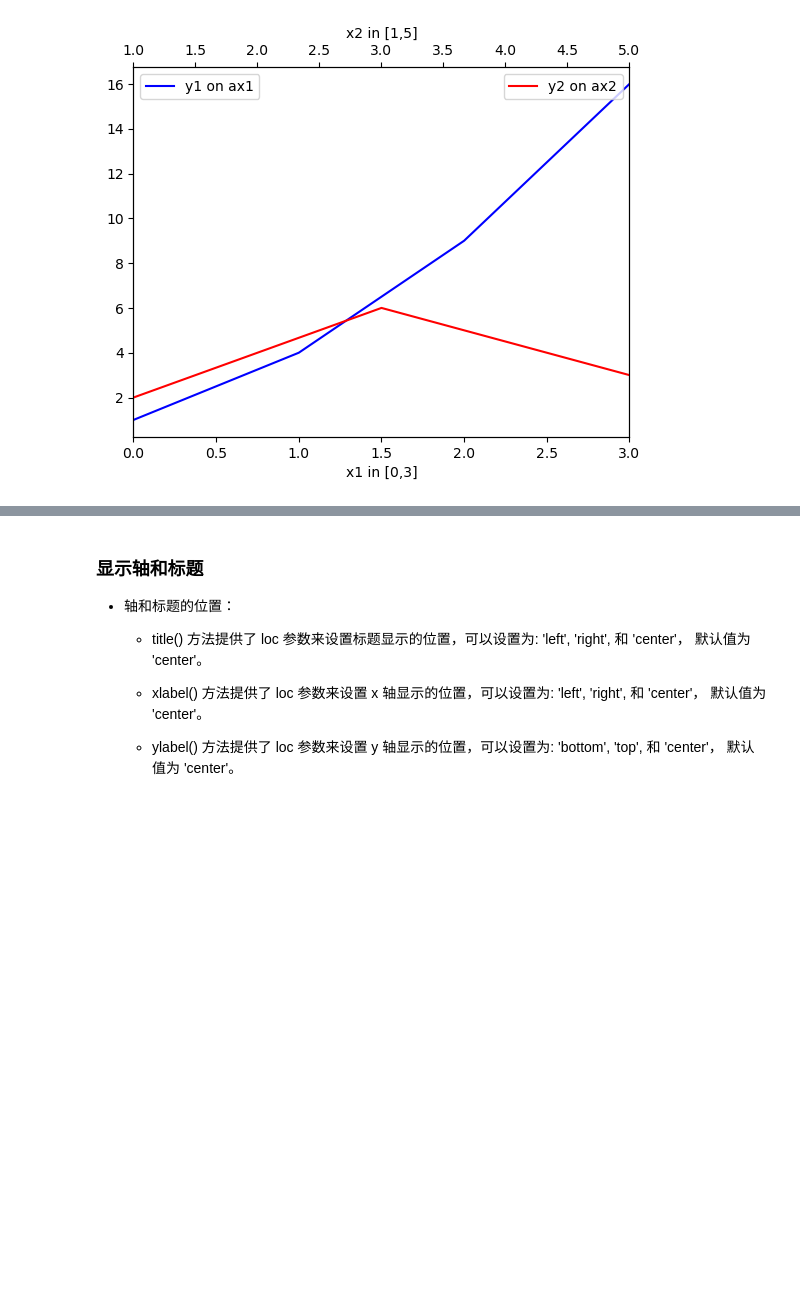
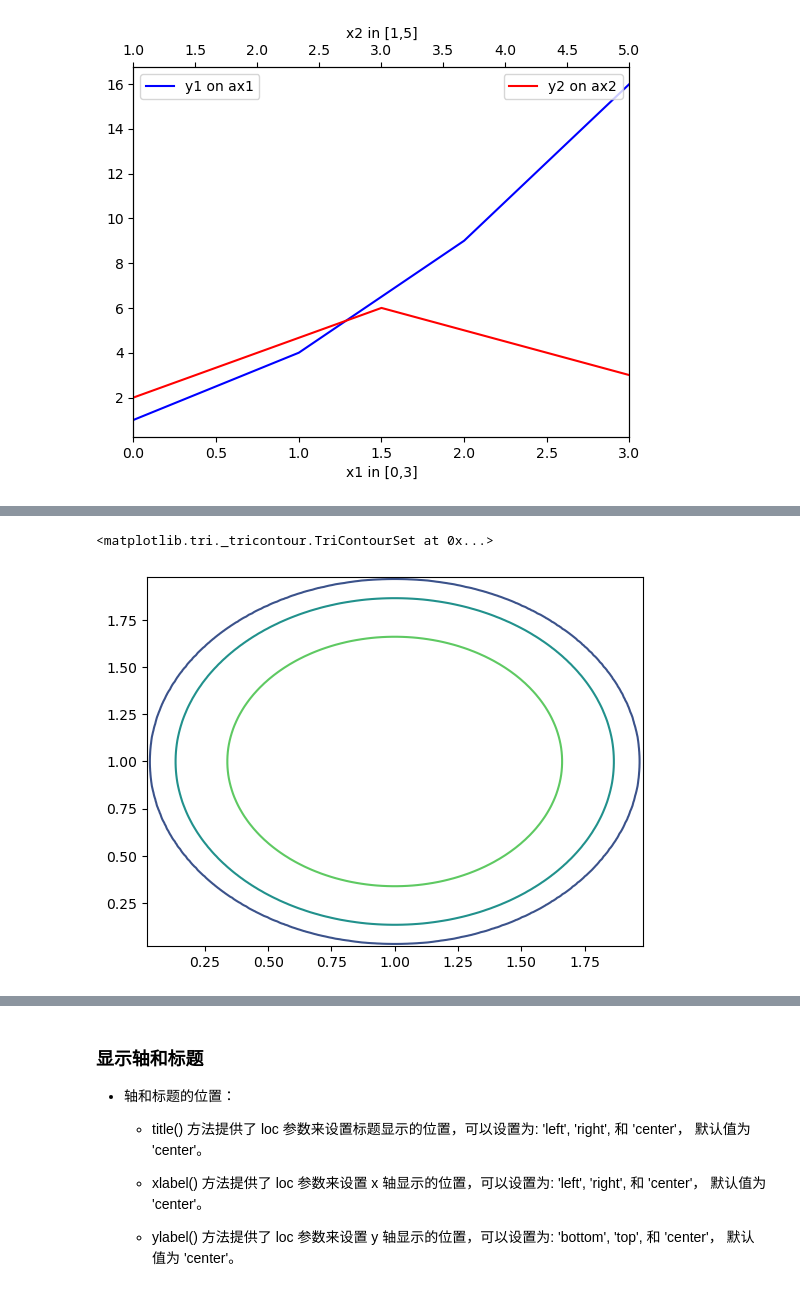
Before and after one commit to lizhi996j/note, a Jupyter notebook: matplotlib笔记.ipynb, the cells around one changed output, grey strips where cells are left out. Saved outputs shown, nothing was run; the diff lists cells and outputs as text; code cells hidden in the pictures; blank space fills up the shorter version.

```diff
--- a/matplotlib笔记.ipynb
+++ b/matplotlib笔记.ipynb
@@ -167,0 +207,15 @@ plt.show()
+# %%
+import numpy as np
+import matplotlib.pyplot as plt
+x:np.ndarray = np.linspace(0,2,100)
+y:np.ndarray = np.linspace(0,2,100)
+X,Y = np.meshgrid(x,y)
+X,Y = X.reshape(-1), Y.reshape(-1)
+Z_square = (1-(X-1)**2-(Y-1)**2).reshape(-1)
+index = Z_square>=0
+# X,Y,Z = X[index].reshape(2,-1),Y[index].reshape(2,-1),np.sqrt(Z_square[index]).reshape(2,-1)
+X,Y,Z = X[index],Y[index],np.sqrt(Z_square[index])
+plt.tricontour(X,Y,Z,levels=np.linspace(0,1,5))
+# %% [output]
+<matplotlib.tri._tricontour.TriContourSet at 0x...>
+[figure, added]
```
Also changed, not shown: parts of 35 cells of this notebook, 29 other files.
